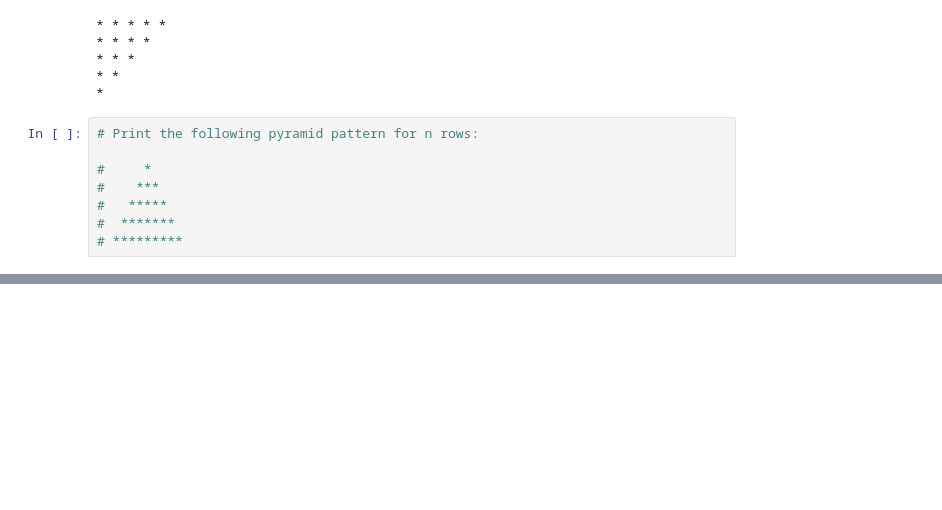
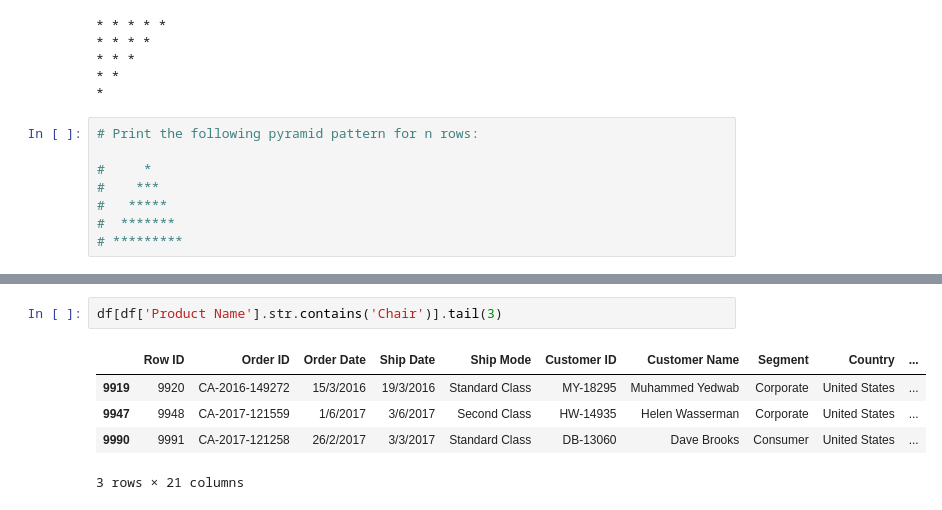
Before and after one commit to jayanthn2703/pythonPractice, a Jupyter notebook: loops.ipynb, the cells around one changed output, grey strips where cells are left out. Cells and saved outputs as stored; diff of their text form; blank space fills up the shorter version.

```diff
--- a/loops.ipynb
+++ b/loops.ipynb
@@ -784,0 +1102,8 @@ for i in range(n,0,-1):
+# %%
+df[df['Product Name'].str.contains('Chair')].tail(3)
+# %% [output]
+|  | Row ID | Order ID | Order Date | Ship Date | Ship Mode | Customer ID | Customer Name | Segment | Country | ... |
+| 9919 | 9920 | CA-2016-149272 | 15/3/2016 | 19/3/2016 | Standard Class | MY-18295 | Muhammed Yedwab | Corporate | United States | ... |
+| 9947 | 9948 | CA-2017-121559 | 1/6/2017 | 3/6/2017 | Second Class | HW-14935 | Helen Wasserman | Corporate | United States | ... |
+| 9990 | 9991 | CA-2017-121258 | 26/2/2017 | 3/3/2017 | Standard Class | DB-13060 | Dave Brooks | Consumer | United States | ... |
+3 rows × 21 columns
```
Also changed, not shown: parts of 47 cells of this notebook, 1 other file.
